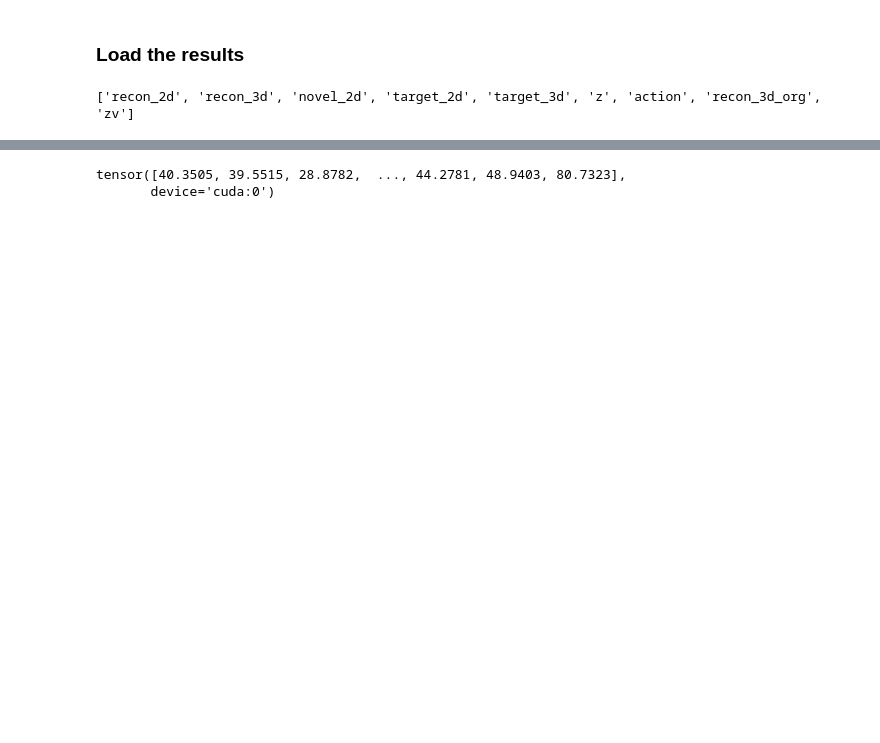
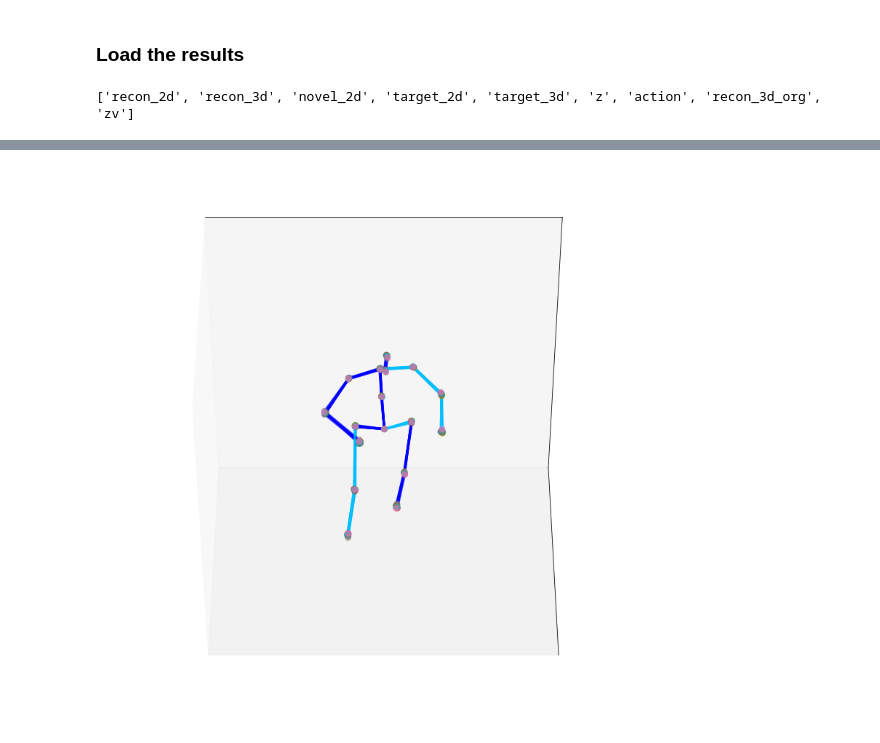
Before and after one commit to bsridatta/HPE3D, a Jupyter notebook: notebooks/EDA_results.ipynb, the cells around one changed output, grey strips where cells are left out. Cells and saved outputs as stored; diff of their text form; code cells hidden in the pictures; blank space fills up the shorter version.

```diff
--- a/notebooks/EDA_results.ipynb
+++ b/notebooks/EDA_results.ipynb
@@ -73,6 +56,12 @@ for a in range(2,17):
-# %%
-name = "max"
-for i in selections:
-# %% [output]
-tensor([40.3505, 39.5515, 28.8782,  ..., 44.2781, 48.9403, 80.7323],
-       device='cuda:0')
+# %%
+n_recons = torch.stack(t_data_bh['n_recons'])
+
+idx = 200
+for i in range(10):
+    pose_3d = n_recons[i, idx, Ellipsis]
+#     pose_3d_z = pose_3d[Ellipsis, -1] + 1e-15
+#     pose_2d = pose_3d[Ellipsis, 0:2]/pose_3d_z.view(17,1)
+#     plot_2d(pose_2d, mode='show', show_ticks=True, labels=True, background=None)
+    _ = plot_3d(pose_3d.numpy(), mode='axis')
+# %% [output]
+[figure, added]
```
Also changed, not shown: parts of 5 cells of this notebook, 5 other files.
